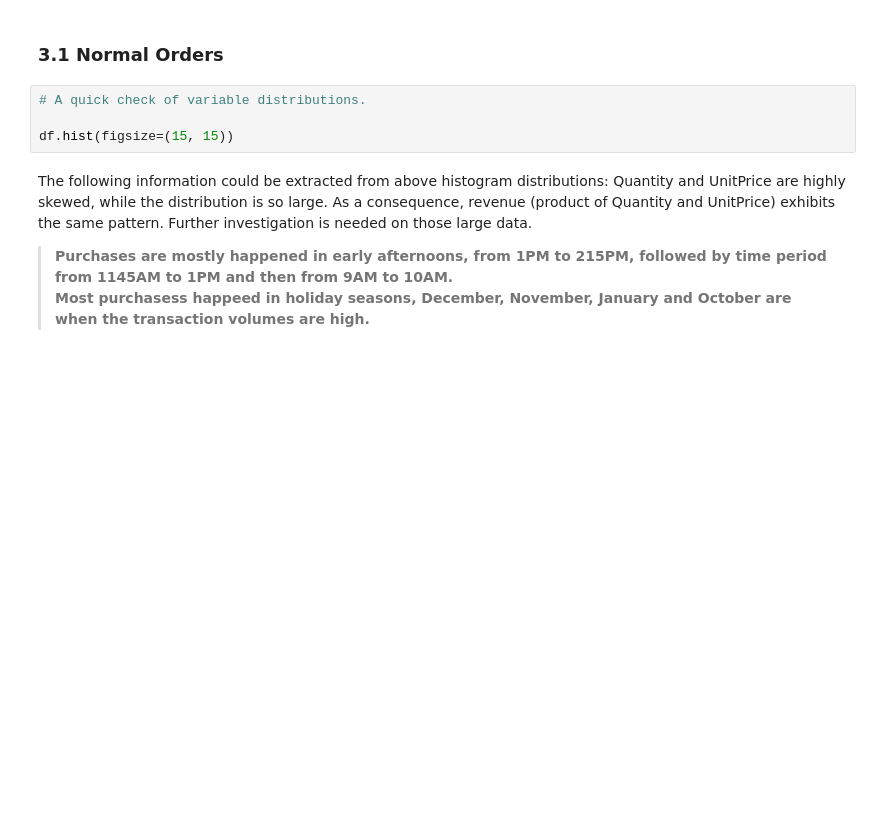
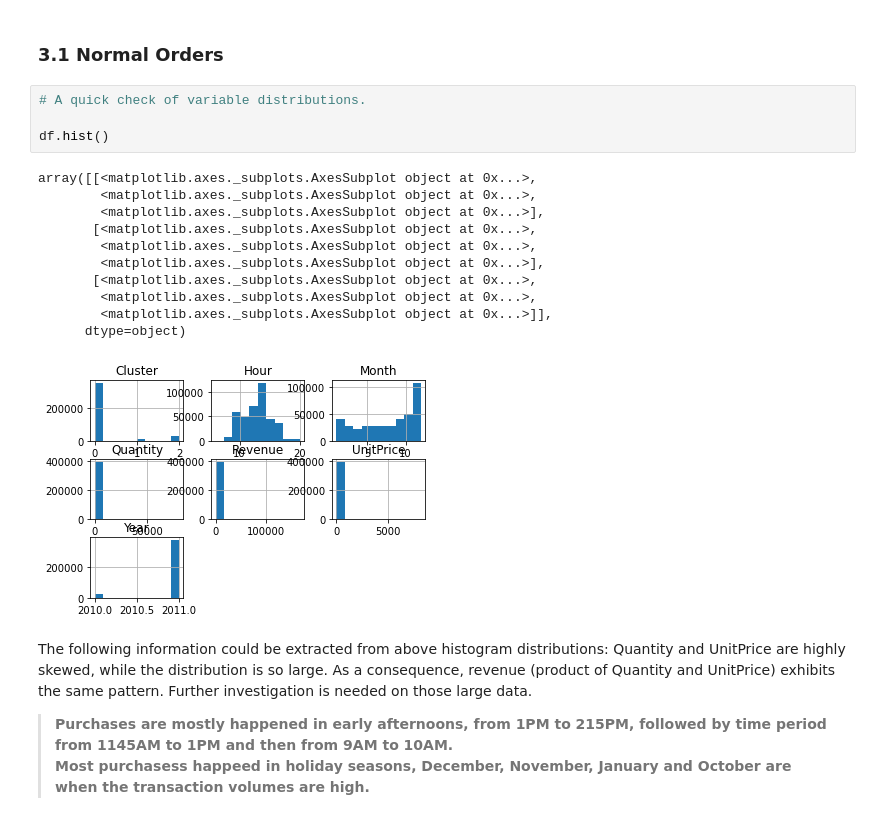
Before and after one commit to juntian8765/Projects, a Jupyter notebook: Product Analysis for Online Retailing (1).ipynb, the cells around one changed output. Cells and saved outputs as stored; diff of their text form; blank space fills up the shorter version.

```diff
--- a/Product Analysis for Online Retailing (1).ipynb
+++ b/Product Analysis for Online Retailing (1).ipynb
@@ -431,7 +333,19 @@ memory usage: 45.4+ MB
 # %%
 # A quick check of variable distributions.
 
-df.hist(figsize=(15, 15))
+df.hist()
+# %% [output]
+array([[<matplotlib.axes._subplots.AxesSubplot object at 0x...>,
+        <matplotlib.axes._subplots.AxesSubplot object at 0x...>,
+        <matplotlib.axes._subplots.AxesSubplot object at 0x...>],
+       [<matplotlib.axes._subplots.AxesSubplot object at 0x...>,
+        <matplotlib.axes._subplots.AxesSubplot object at 0x...>,
+        <matplotlib.axes._subplots.AxesSubplot object at 0x...>],
+       [<matplotlib.axes._subplots.AxesSubplot object at 0x...>,
+        <matplotlib.axes._subplots.AxesSubplot object at 0x...>,
+        <matplotlib.axes._subplots.AxesSubplot object at 0x...>]],
+      dtype=object)
+[figure, added]
 # %% [markdown]
 The following information could be extracted from above histogram distributions:
     Quantity and UnitPrice are highly skewed, while the distribution is so large. As a consequence, revenue (product of Quantity and UnitPrice) exhibits the same pattern. Further investigation is needed on those large data.<br>
```
Also changed, not shown: parts of 121 cells of this notebook.
